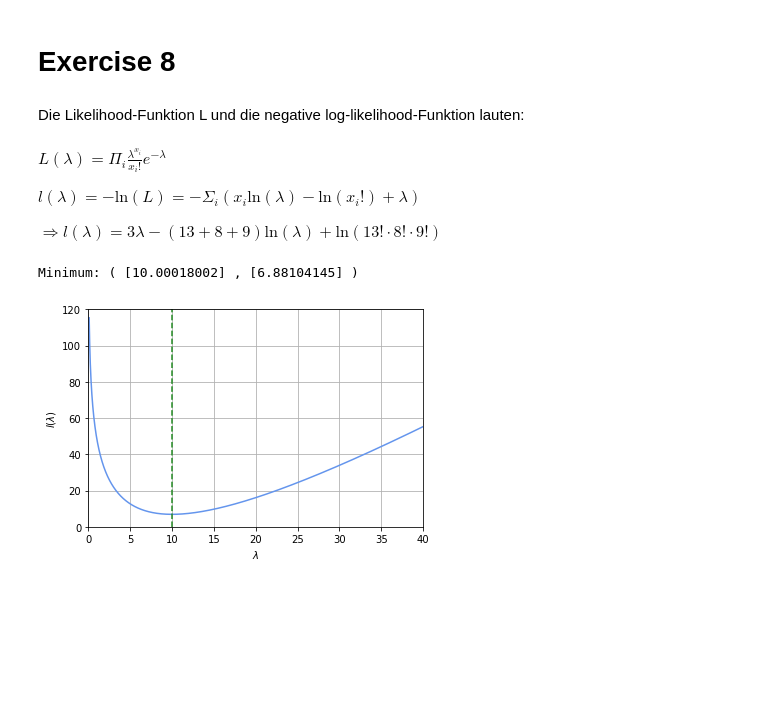
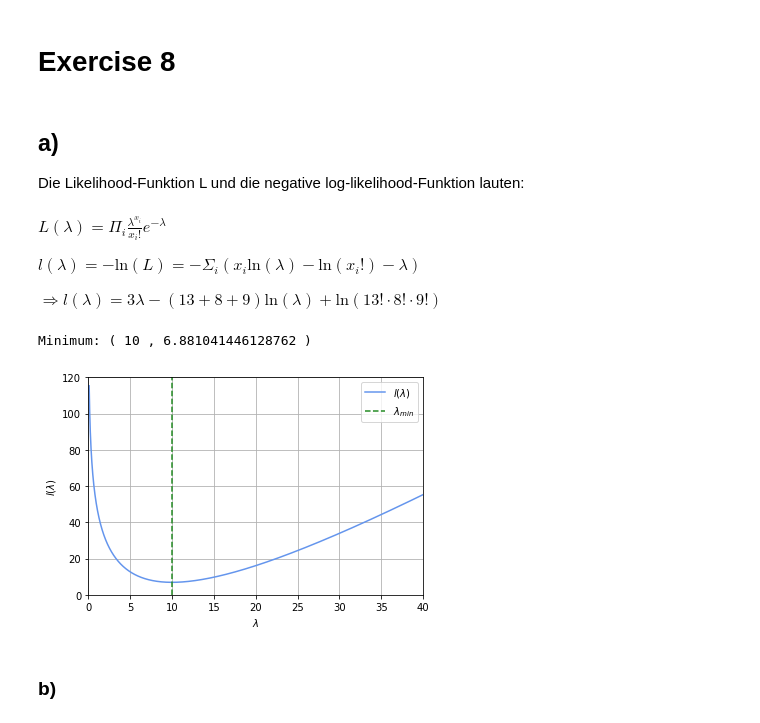
Before and after one commit to ttros/SMD, a Jupyter notebook: SMD B/4/Exercise8.ipynb, the cells around one changed output. Cells and saved outputs as stored; diff of their text form; code cells hidden in the pictures; blank space fills up the shorter version.

```diff
--- a/SMD B/4/Exercise8.ipynb
+++ b/SMD B/4/Exercise8.ipynb
@@ -4,11 +4,13 @@
 import numpy as np
 import matplotlib.pyplot as plt
 # %% [markdown]
+## a)
+
 Die Likelihood-Funktion L und die negative log-likelihood-Funktion lauten:
 # %% [markdown]
 $L(\lambda) = \Pi_i \frac{\lambda^{x_i}}{x_i!}e^{-\lambda}$
 
-$l(\lambda) = -\text{ln}(L) = -\Sigma_i (x_i \text{ln}(\lambda) - \text{ln}(x_i!) + \lambda)$
+$l(\lambda) = -\text{ln}(L) = -\Sigma_i (x_i \text{ln}(\lambda) - \text{ln}(x_i!) - \lambda)$
 
 $\Rightarrow l(\lambda) = 3\lambda - (13+8+9) \text{ln}(\lambda) + \text{ln}(13! \cdot 8! \cdot 9!)$
 # %%
@@ -21,23 +23,24 @@ def l(y):  # negative log-likelihood function (y := lambda)
 # %%
 fig, ax = plt.subplots(1,1)
 
 x = np.linspace(0.1, 40, 10000)
 y = l(x)
 
-min_x = x[y == np.min(y)]
 
 ax.plot(x, y, label = "$l(\lambda)$", color = "cornflowerblue")
-ax.vlines(min_x, 0, 120, ls = "dashed", color = "forestgreen", label = "$\lamda_\text{min}$")
+plt.vlines(10, 0, 120, ls = "dashed", color = "forestgreen", label = "$\lambda_{min}$")
 
 ax.set_xlabel("$\lambda$")
 ax.set_ylabel("$l(\lambda)$")
 ax.set_xlim(0, 40)
 ax.set_ylim(0, 120)
 
-#ax.legend()
+ax.legend()
 plt.grid()
 
-print("Minimum: (", min_x, ",", l(min_x),")")
+print("Minimum: (", 10, ",", l(10),")")
 # %% [output]
-Minimum: ( [10.00018002] , [6.88104145] )
+Minimum: ( 10 , 6.881041446128762 )
-[figure, old version]
+[figure, new version]
+# %% [markdown]
+### b)
```
Also changed, not shown: parts of 14 cells of this notebook, 1 other file.
